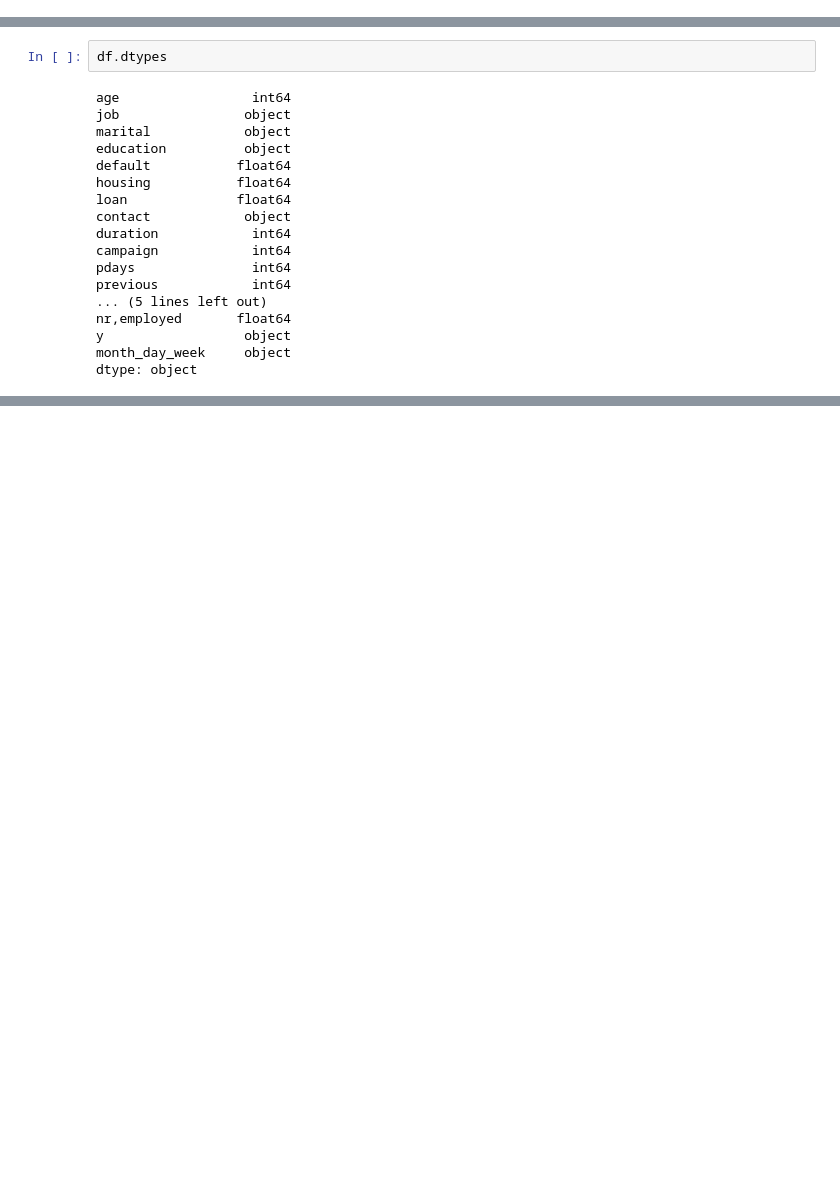
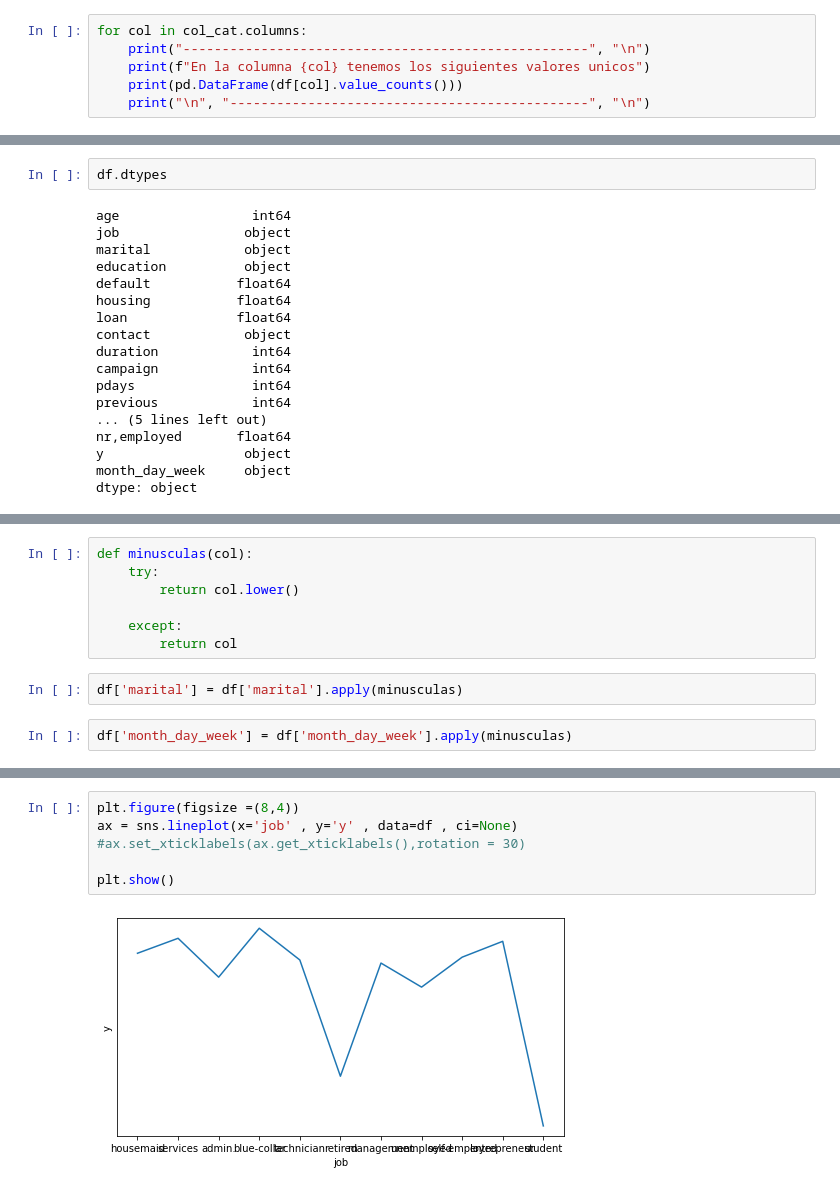
Before and after one commit to Adalab/promo_d_da_modulo2_sprint2_Anna-Estibaliz, a Jupyter notebook: pair_programming_limpieza1.ipynb, the cells around one changed output, grey strips where cells are left out. Saved outputs shown, nothing was run; the diff lists cells and outputs as text; blank space fills up the shorter version.

```diff
--- a/pair_programming_limpieza1.ipynb
+++ b/pair_programming_limpieza1.ipynb
@@ -211,0 +246,6 @@ self-employed   1491
+# %%
+for col in col_cat.columns:
+    print("----------------------------------------------------", "\n")
+    print(f"En la columna {col} tenemos los siguientes valores unicos")
+    print(pd.DataFrame(df[col].value_counts()))
+    print("\n", "----------------------------------------------", "\n")
@@ -319,0 +385,11 @@ dtype: object
+# %%
+def minusculas(col):
+    try:
+        return col.lower()
+
+    except:
+        return col
+# %%
+df['marital'] = df['marital'].apply(minusculas)
+# %%
+df['month_day_week'] = df['month_day_week'].apply(minusculas)
@@ -320 +420,9 @@ dtype: object
+# %%
+plt.figure(figsize =(8,4))
+ax = sns.lineplot(x='job' , y='y' , data=df , ci=None)
+#ax.set_xticklabels(ax.get_xticklabels(),rotation = 30)
+
+plt.show()
+# %% [output]
+[figure, added]
 # %% [markdown]
```
Also changed, not shown: parts of 9 cells of this notebook, 1 other file.
